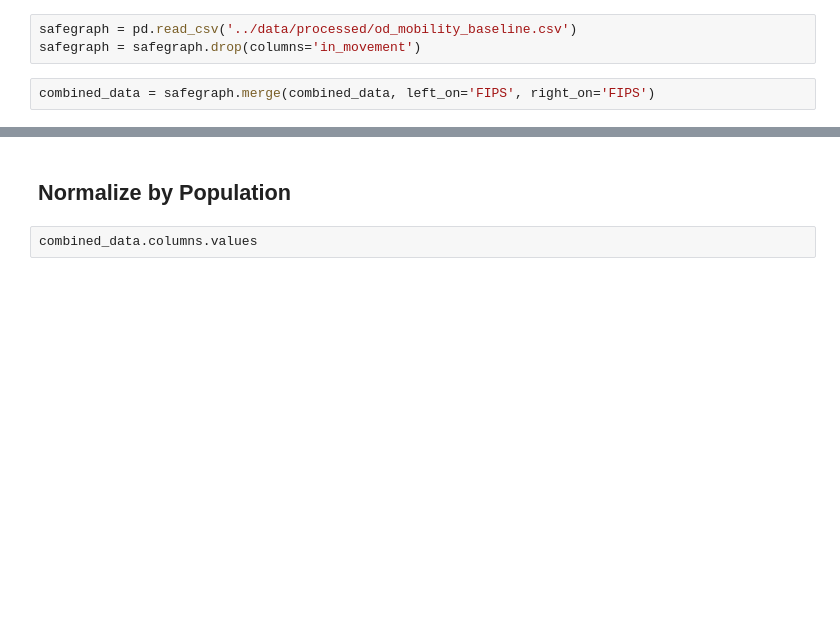
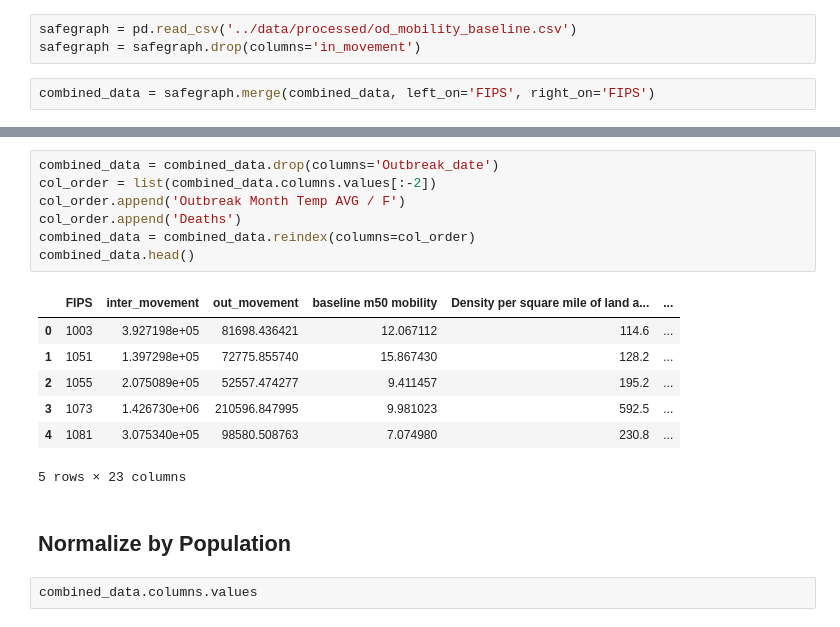
Before and after one commit to jhu-covid-optimization/covid-drivers, a Jupyter notebook: notebooks/bm-01-AC-PCA_data_processing.ipynb, the cells around one changed output, grey strips where cells are left out. Saved outputs shown, nothing was run; the diff lists cells and outputs as text; blank space fills up the shorter version.

```diff
--- a/notebooks/bm-01-AC-PCA_data_processing.ipynb
+++ b/notebooks/bm-01-AC-PCA_data_processing.ipynb
@@ -295,3 +323,18 @@ combined_data = safegraph.merge(combined_data, left_on='FIPS', right_on='FIPS')
+# %%
+combined_data = combined_data.drop(columns='Outbreak_date')
+col_order = list(combined_data.columns.values[:-2])
+col_order.append('Outbreak Month Temp AVG / F')
+col_order.append('Deaths')
+combined_data = combined_data.reindex(columns=col_order)
+combined_data.head()
+# %% [output]
+|  | FIPS | inter_movement | out_movement | baseline m50 mobility | Density per square mile of land a... | ... |
+| 0 | 1003 | 3.927198e+05 | 81698.436421 | 12.067112 | 114.6 | ... |
+| 1 | 1051 | 1.397298e+05 | 72775.855740 | 15.867430 | 128.2 | ... |
+| 2 | 1055 | 2.075089e+05 | 52557.474277 | 9.411457 | 195.2 | ... |
+| 3 | 1073 | 1.426730e+06 | 210596.847995 | 9.981023 | 592.5 | ... |
+| 4 | 1081 | 3.075340e+05 | 98580.508763 | 7.074980 | 230.8 | ... |
+5 rows × 23 columns
 # %% [markdown]
 ## Normalize by Population
 # %%
```
Also changed, not shown: parts of 20 cells of this notebook, 1 other file.
